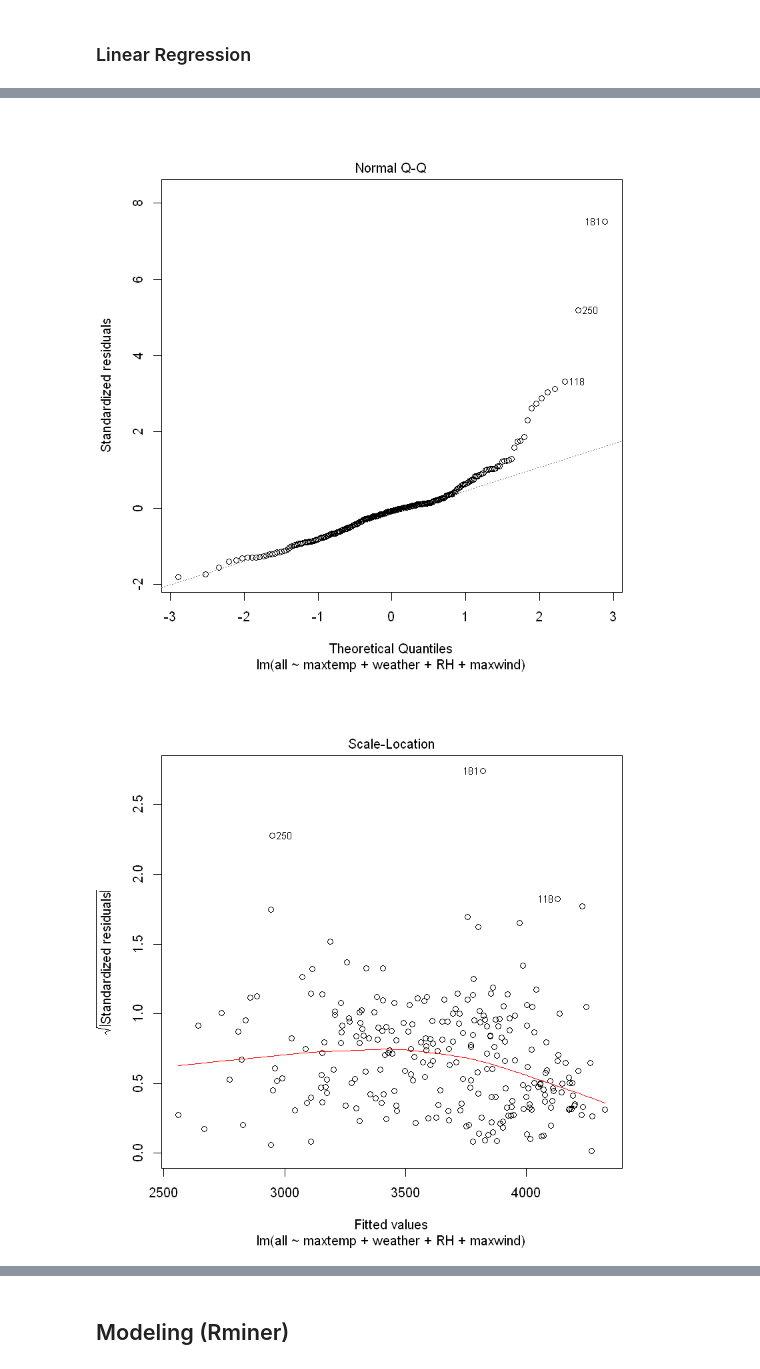
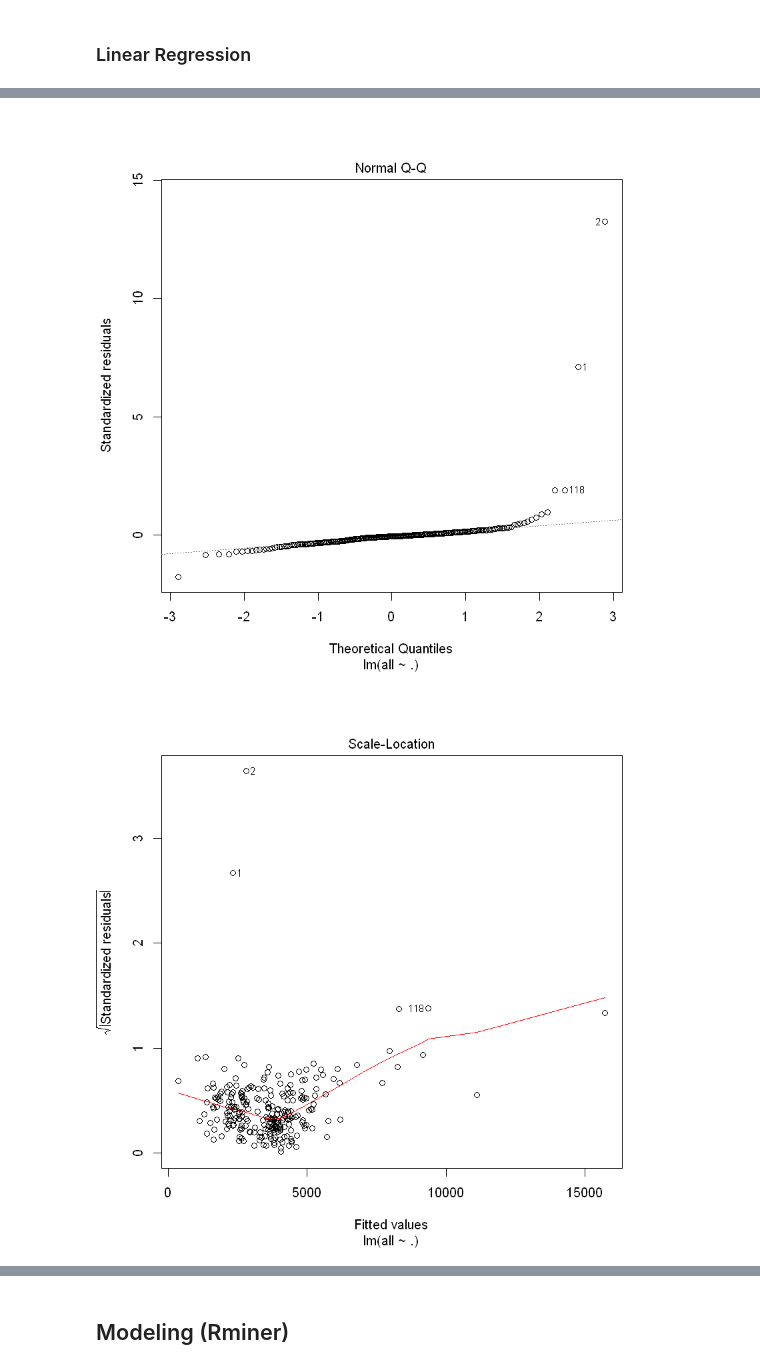
Before and after one commit to JoaoGuedes01/TIAPOSE_R_Data_Mining, a Jupyter notebook: Jupyter/Data Exploration.ipynb, the cells around one changed output, grey strips where cells are left out. Drawn from its saved outputs; the diff is of its cells as text; code cells hidden in the pictures.

```diff
--- a/Jupyter/Data Exploration.ipynb
+++ b/Jupyter/Data Exploration.ipynb
@@ -226,7 +234,7 @@ head(data)
 # %% [markdown]
 ### Linear Regression
 # %%
-lr = lm(all ~ maxtemp+weather+RH+maxwind,data = data)
+lr = lm(all ~ .,data = data)
 lm_coeff = lr$coefficients
 lm_coeff
 summary(lr)
@@ -258,2 +267,2 @@ F-statistic: 3.787 on 4 and 252 DF,  p-value: 0.005204
-[figure, old version]
+[figure, new version]
-[figure, old version]
+[figure, new version]
```
Also changed, not shown: parts of 28 cells of this notebook.
